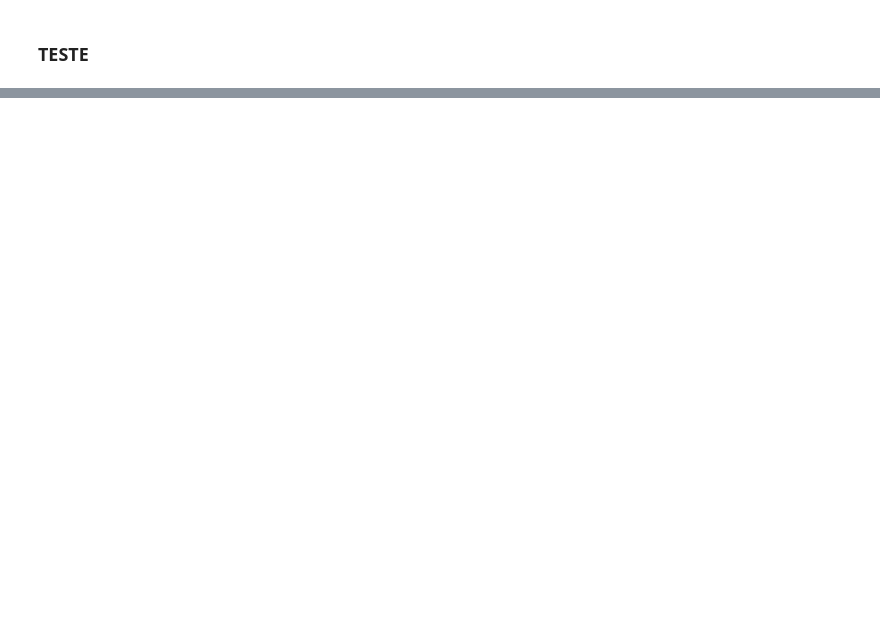
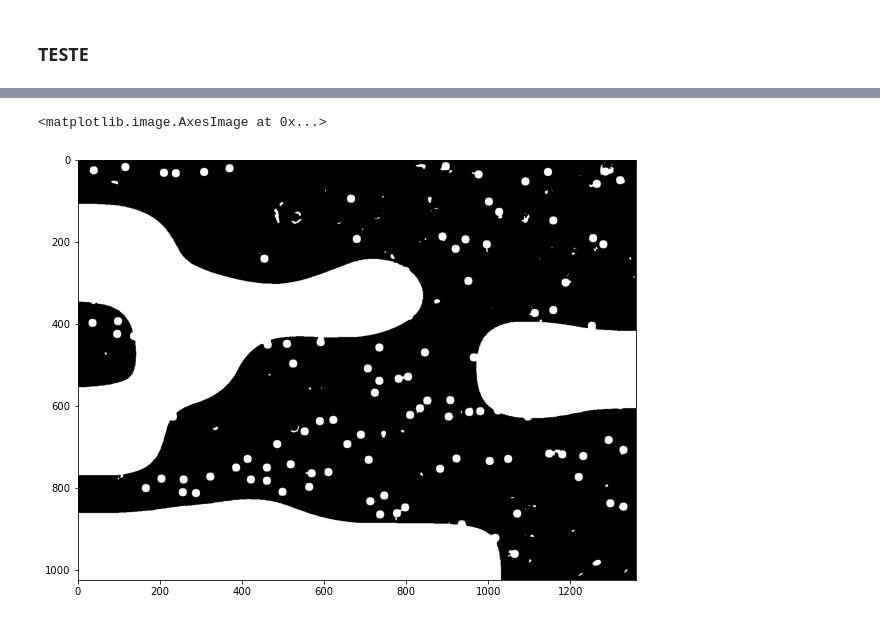
Before and after one commit to danielmacedodc/SIBGRAPI_2022, a Jupyter notebook: 1NF_Categorical_Explainability_Breast _Cancer_DenseNet201.ipynb, the cells around one changed output, grey strips where cells are left out. Saved outputs shown, nothing was run; the diff lists cells and outputs as text; code cells hidden in the pictures; blank space fills up the shorter version.

```diff
--- a/1NF_Categorical_Explainability_Breast _Cancer_DenseNet201.ipynb
+++ b/1NF_Categorical_Explainability_Breast _Cancer_DenseNet201.ipynb
@@ -761,3 +794,11 @@ plt.imshow(img)
 # %%
 plt.figure(figsize=(10,10))
-result = display_gradcam(img_path=IMG, heatmap=heatmap1, pred=class_1);
+
+kernel = np.ones((5,5),np.uint8)
+mask2 = cv.threshold(final,0,255,cv.THRESH_BINARY_INV + cv.THRESH_OTSU)[1]
+mask2 = cv.morphologyEx(mask2, cv.MORPH_CLOSE, kernel)
+mask2 = np.uint8(mask2)
+plt.imshow(mask2, cmap='gray')
+# %% [output]
+<matplotlib.image.AxesImage at 0x...>
+[figure, added]
```
Also changed, not shown: parts of 22 cells of this notebook.
